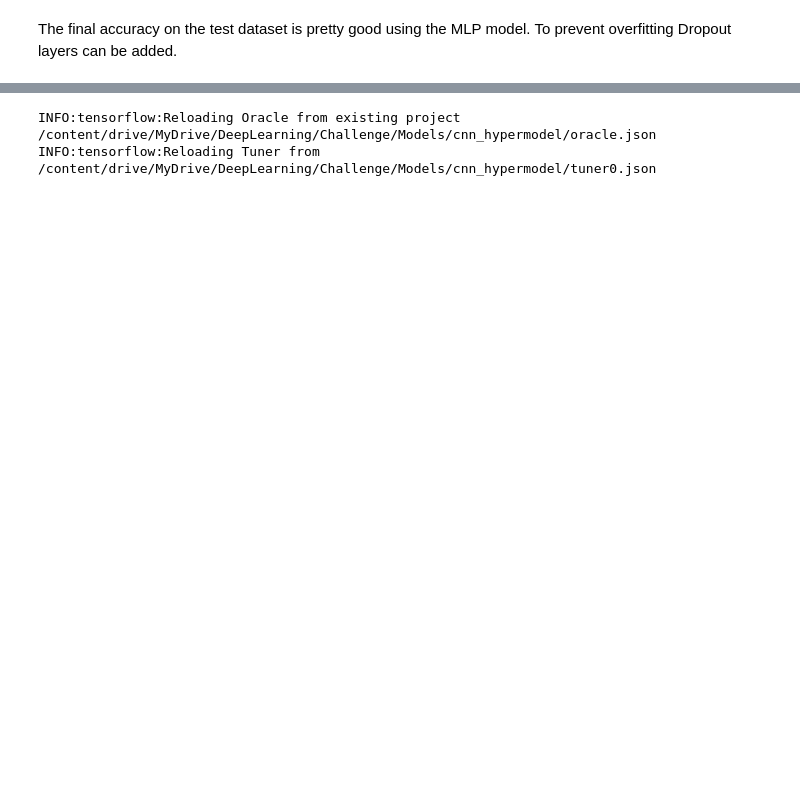
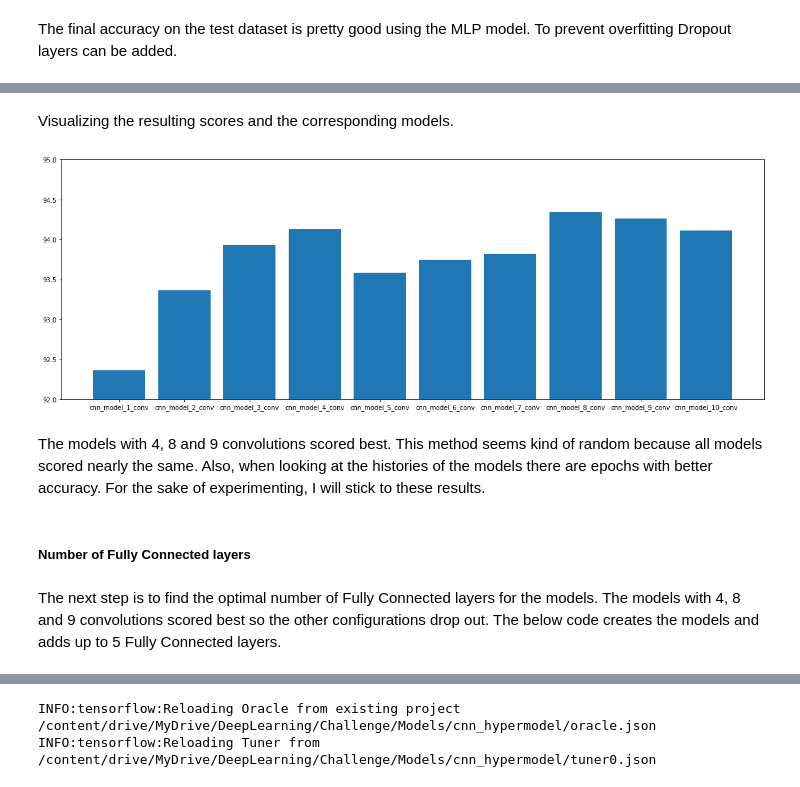
Before and after one commit to gabelstapler6/QuickDrawClassification, a Jupyter notebook: challenge.ipynb, the cells around one changed output, grey strips where cells are left out. Drawn from its saved outputs; the diff is of its cells as text; code cells hidden in the pictures; blank space fills up the shorter version.

```diff
--- a/challenge.ipynb
+++ b/challenge.ipynb
@@ -447,0 +436,21 @@ The example model is used as a starting point and to test the dataset.
+# %%
+conv_scores = {}
+# up to 10 sequential convolution layers
+for num_conv in range(1, 11):
+  model = keras.Sequential(name = "cnn_model_" + str(num_conv) + "_conv")
+  model.add(keras.layers.InputLayer(input_shape=(image_height, image_width, image_channels)))
+
+  for i in range(0, num_conv):
+    model.add(keras.layers.Conv2D(filters=32, kernel_size=(3,3), padding="same", activation="relu"))
+
+  model.add(keras.layers.Flatten())
+  model.add(keras.layers.Dense(units=64, activation="relu"))
+  model.add(keras.layers.Dense(units=num_classes, activation="softmax"))
+
+  model.compile(optimizer="adam", loss="sparse_categorical_crossentropy", metrics=["accuracy"])
+
+  fit_model(model, 20)
+  score = get_final_accuracy(model, x_test, y_test)
+  print("")
+
+  conv_scores[model.name] = score
@@ -447,0 +475,21 @@ The example model is used as a starting point and to test the dataset.
+# %% [markdown]
+Visualizing the resulting scores and the corresponding models.
+# %%
+def plot_dict(dict, y_min, y_max, figsize):
+  keys = dict.keys()
+  values = dict.values()
+
+  plt.figure(figsize=figsize)
+  plt.ylim(y_min, y_max)
+  plt.bar(keys, values)
+  plt.show()
+# %%
+plot_dict(conv_scores, 92, 95, (20,7))
+# %% [output]
+[figure, added]
+# %% [markdown]
+The models with 4, 8 and 9 convolutions scored best. This method seems kind of random because all models scored nearly the same. Also, when looking at the histories of the models there are epochs with better accuracy. For the sake of experimenting, I will stick to these results.
+# %% [markdown]
+##### Number of Fully Connected layers
+# %% [markdown]
+ The next step is to find the optimal number of Fully Connected layers for the models. The models with 4, 8 and 9 convolutions scored best so the other configurations drop out. The below code creates the models and adds up to 5 Fully Connected layers.
```
Also changed, not shown: parts of 79 cells of this notebook.
